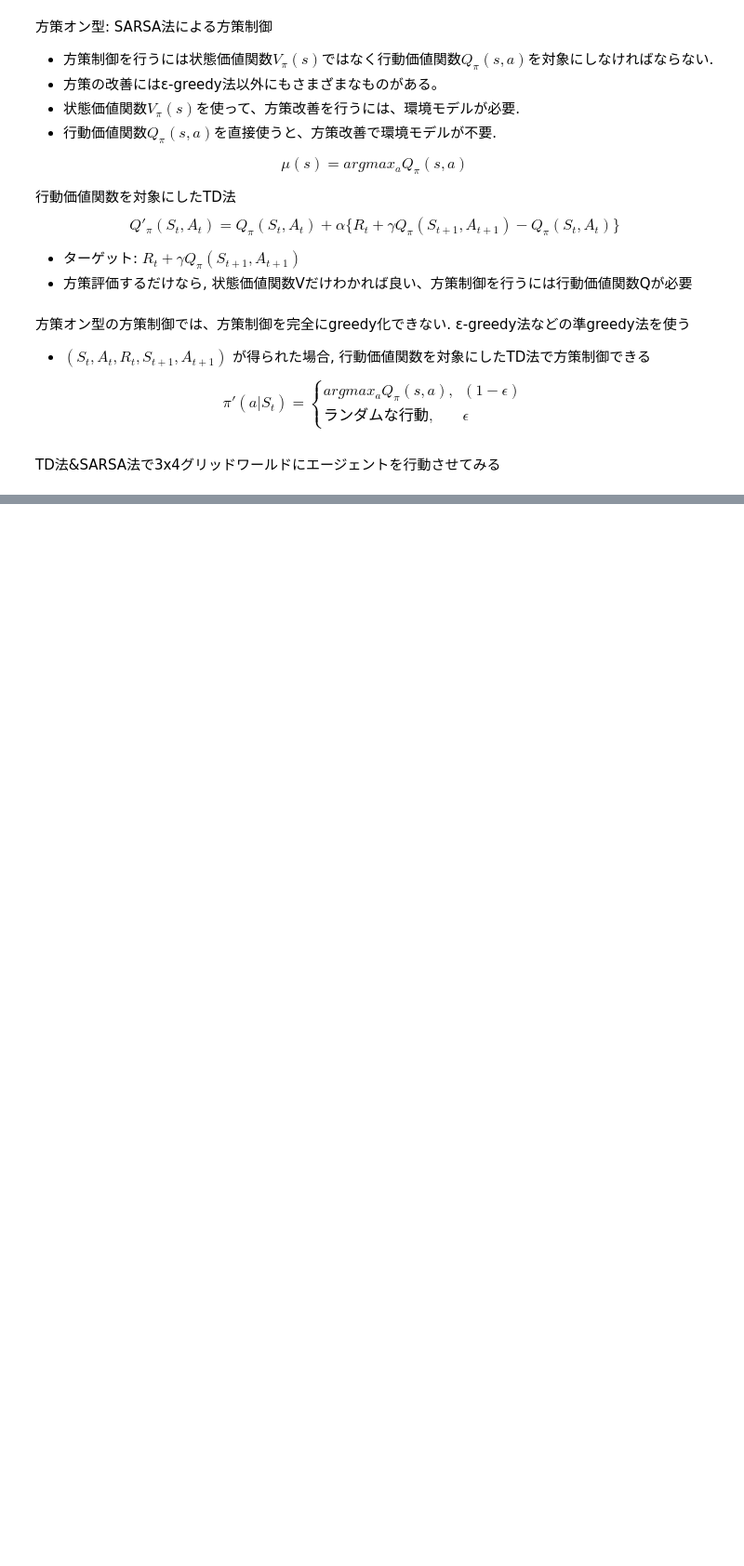
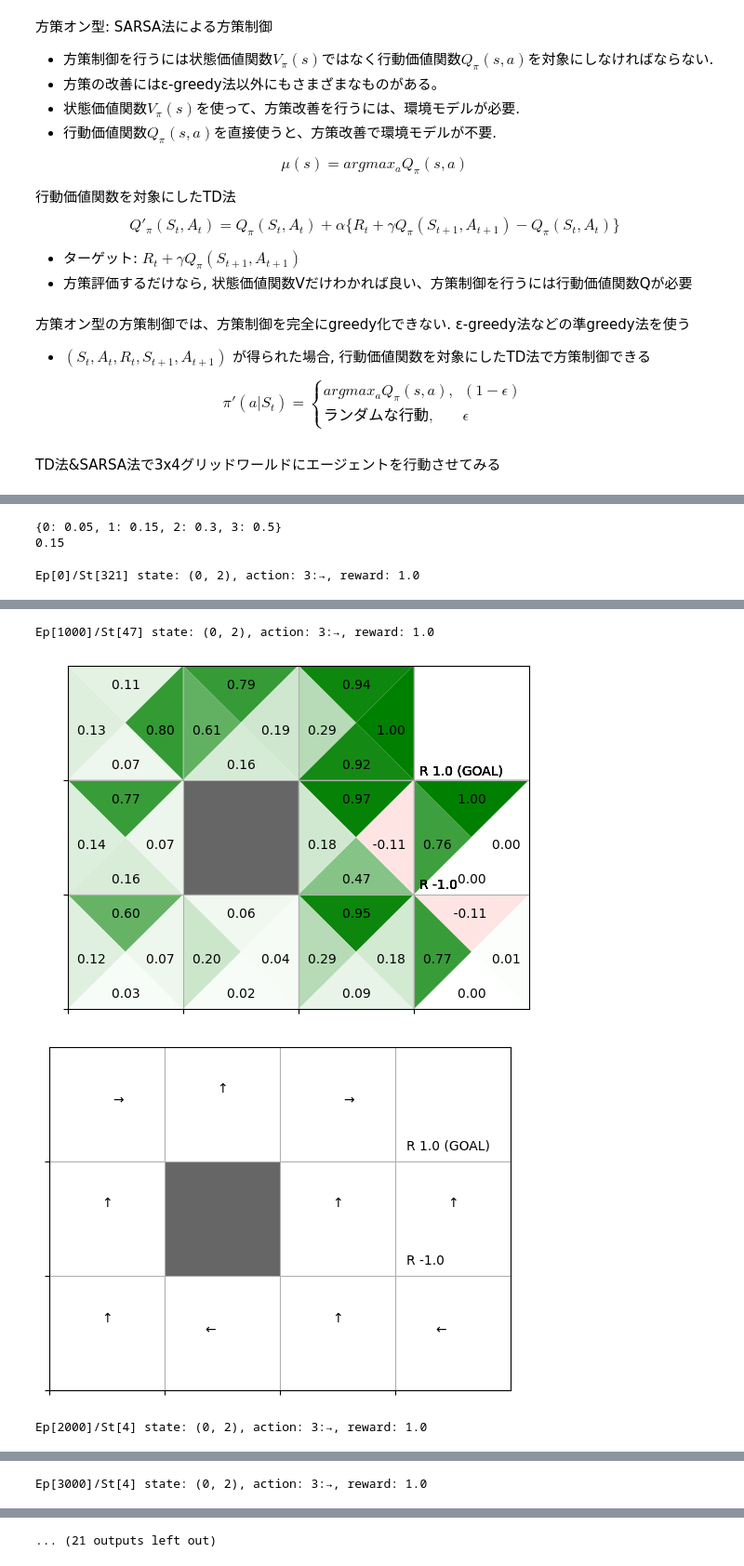
Before and after one commit to inoueshinichi/Book_ZeroDeepLearning4, a Jupyter notebook: td.ipynb, the cells around one changed output, grey strips where cells are left out. Shown at 93% size. Cells and saved outputs as stored; diff of their text form; code cells hidden in the pictures; blank space fills up the shorter version.

Commit message:
[U] OK TD法(SARSA,QLearning)

```diff
--- a/td.ipynb
+++ b/td.ipynb
@@ -517,0 +597,15 @@ Ep[3000]/St[4] state: (0, 2), action: 3:→, reward: 1.0
+# %%
+random_actions = {
+            0: .05, # ↑
+            1: .15, # ↓
+            2: .30, # ←
+            3: .50, # →
+        }
+pi = defaultdict(lambda: random_actions)
+b = defaultdict(lambda: random_actions)
+Q = defaultdict(lambda: 0)
+print(pi[0])
+print(pi[0][1])
+# %% [output]
+{0: 0.05, 1: 0.15, 2: 0.3, 3: 0.5}
+0.15
@@ -517,0 +666,35 @@ Ep[3000]/St[4] state: (0, 2), action: 3:→, reward: 1.0
+# %%
+env = GridWorld()
+agent = SarsaOffPolicyAgent()
+
+episodes = 10000
+for episode in range(episodes):
+    state = env.reset()
+    agent.reset()
+    step = 0
+
+    while True:
+        action = agent.get_action(state)
+        next_state, reward, done = env.step(action)
+
+        agent.update(state, action, reward, done) # 毎回呼ぶ(DP法と同じ)
+
+        if done:
+            # ゴールに到達した時も呼ぶ (MC法と同じ)
+            agent.update(next_state, None, None, None)
+            break
+
+        # 決定論的状態遷移
+        state = next_state
+
+        step += 1
+
+    if episode % 1000 == 0:
+        print(f"Ep[{episode}]/St[{step}] state: {state}, action: {action}:{move(action)}, reward: {reward}")
+        env.render_q(agent.Q)
+
+# TD法による方策評価の結果
+print('Result of eval Q-map (OffPolicy SARSA)')
+env.render_q(agent.Q)
+# %% [output]
+Ep[0]/St[321] state: (0, 2), action: 3:→, reward: 1.0
@@ -517,0 +703,4 @@ Ep[3000]/St[4] state: (0, 2), action: 3:→, reward: 1.0
+Ep[1000]/St[47] state: (0, 2), action: 3:→, reward: 1.0
+[figure, added]
+[figure, added]
+Ep[2000]/St[4] state: (0, 2), action: 3:→, reward: 1.0
@@ -517,0 +709 @@ Ep[3000]/St[4] state: (0, 2), action: 3:→, reward: 1.0
+Ep[3000]/St[4] state: (0, 2), action: 3:→, reward: 1.0
@@ -517,0 +712 @@ Ep[3000]/St[4] state: (0, 2), action: 3:→, reward: 1.0
+... (21 outputs left out)
```
Also changed, not shown: parts of 19 cells of this notebook, 2 other files.
